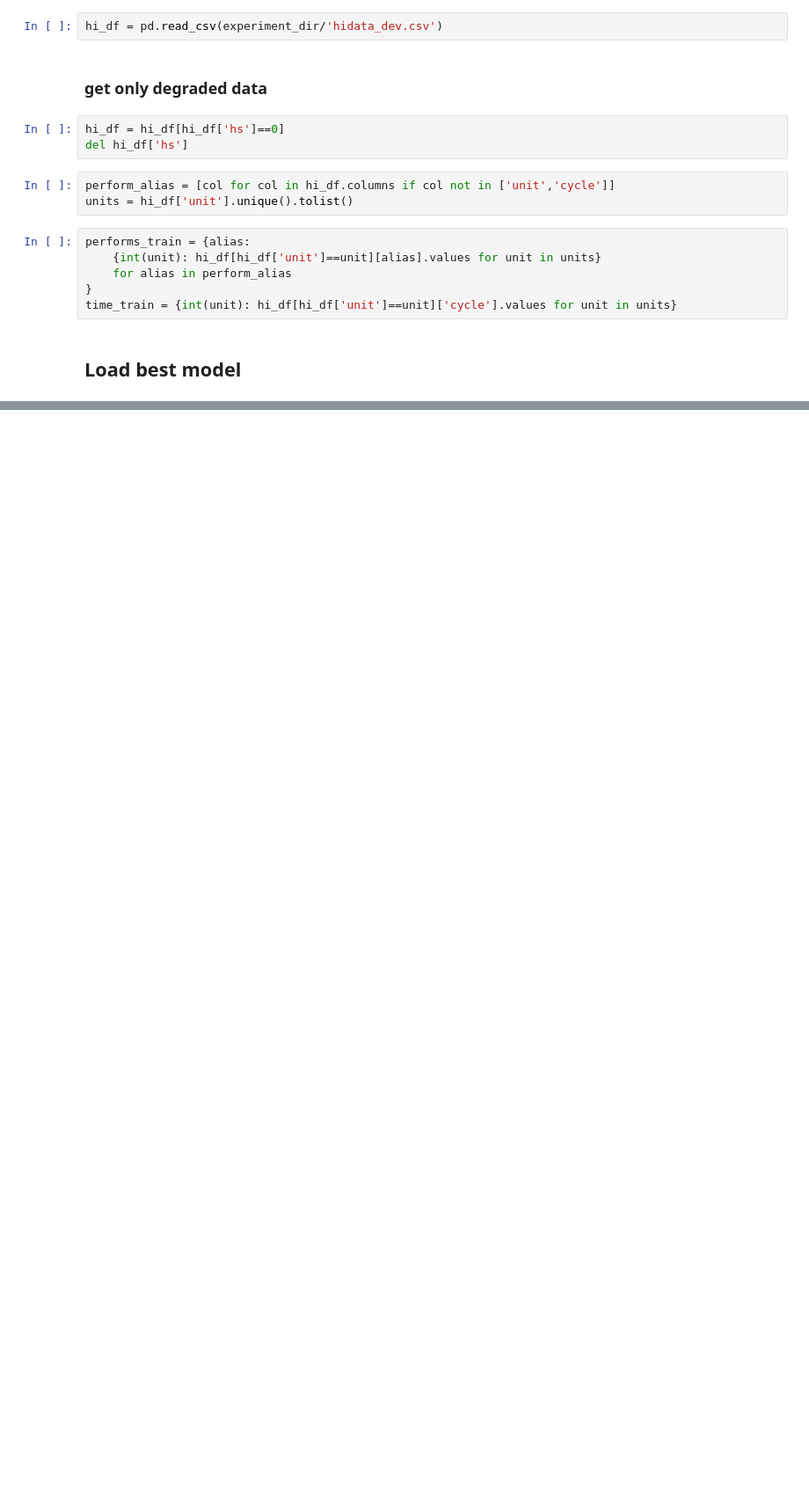
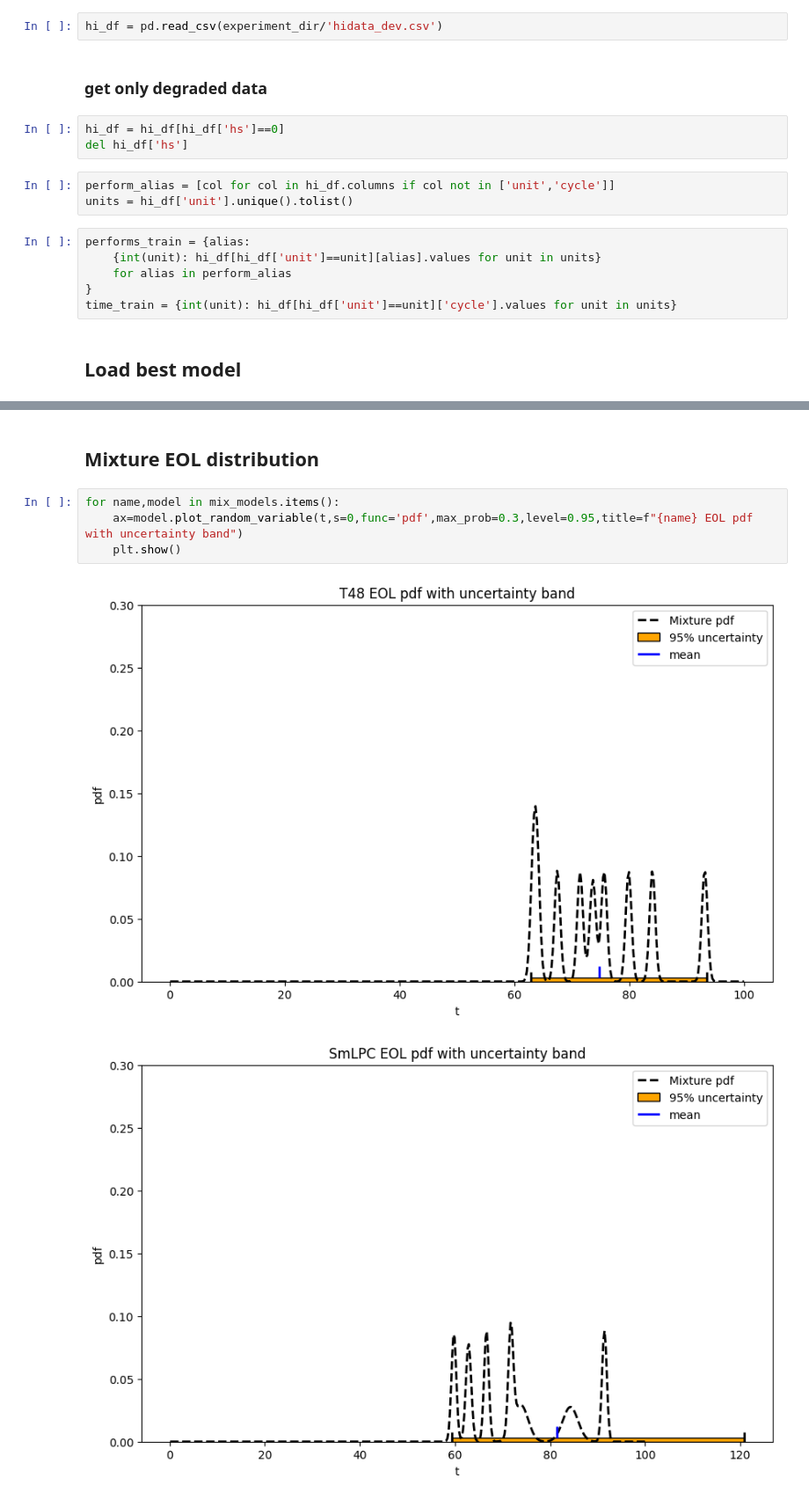
Before and after one commit to 4belito/deep-performance-rul, a Jupyter notebook: 5-mixture_model_plot.ipynb, the cells around one changed output, grey strips where cells are left out. Shown at 88% size. Cells and saved outputs as stored; diff of their text form; blank space fills up the shorter version.

```diff
--- a/5-mixture_model_plot.ipynb
+++ b/5-mixture_model_plot.ipynb
@@ -78,0 +106,9 @@ for name, models in norm_models.items():
+# %% [markdown]
+## Mixture EOL distribution
+# %%
+for name,model in mix_models.items():
+    ax=model.plot_random_variable(t,s=0,func='pdf',max_prob=0.3,level=0.95,title=f"{name} EOL pdf with uncertainty band")
+    plt.show()
+# %% [output]
+[figure, added]
+[figure, added]
```
Also changed, not shown: parts of 8 cells of this notebook, 5 other files.
